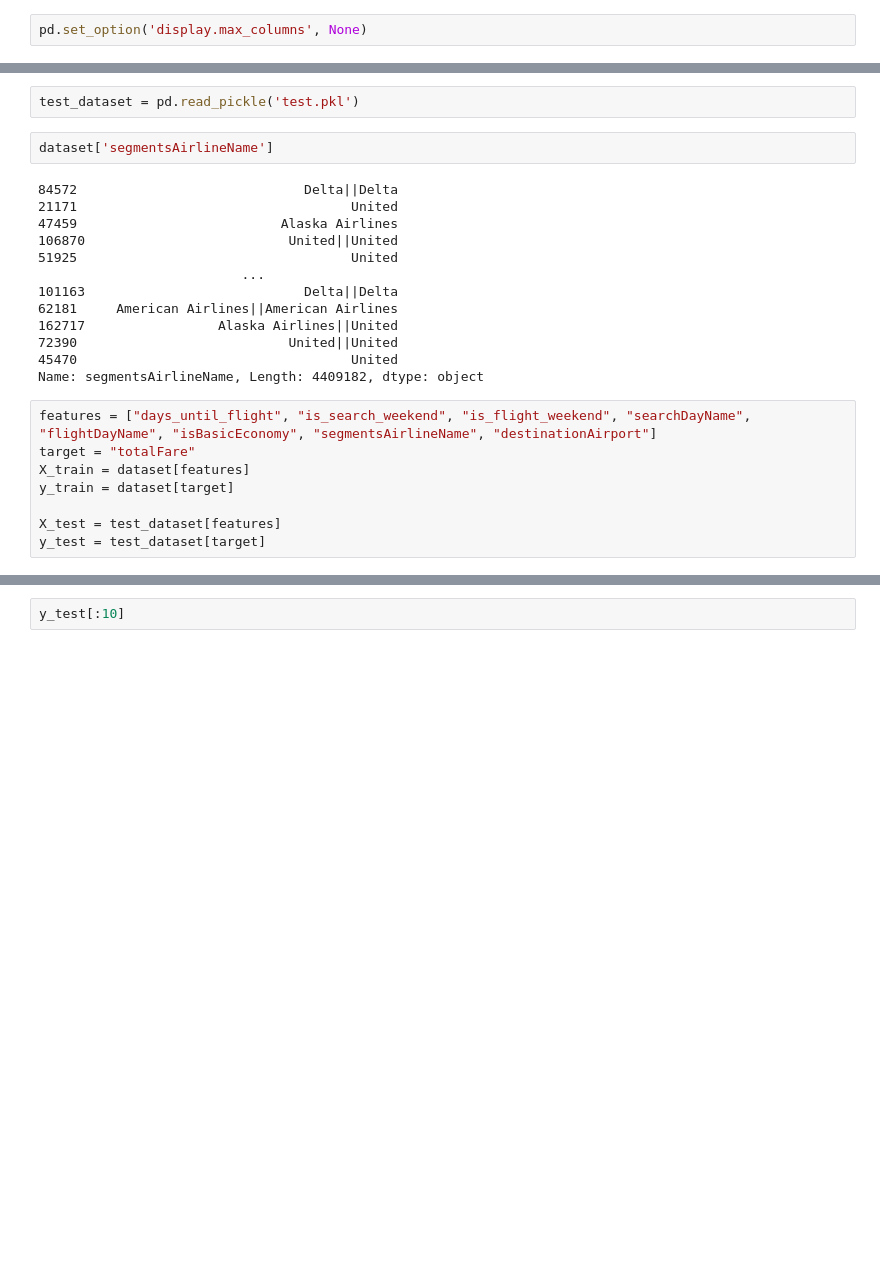
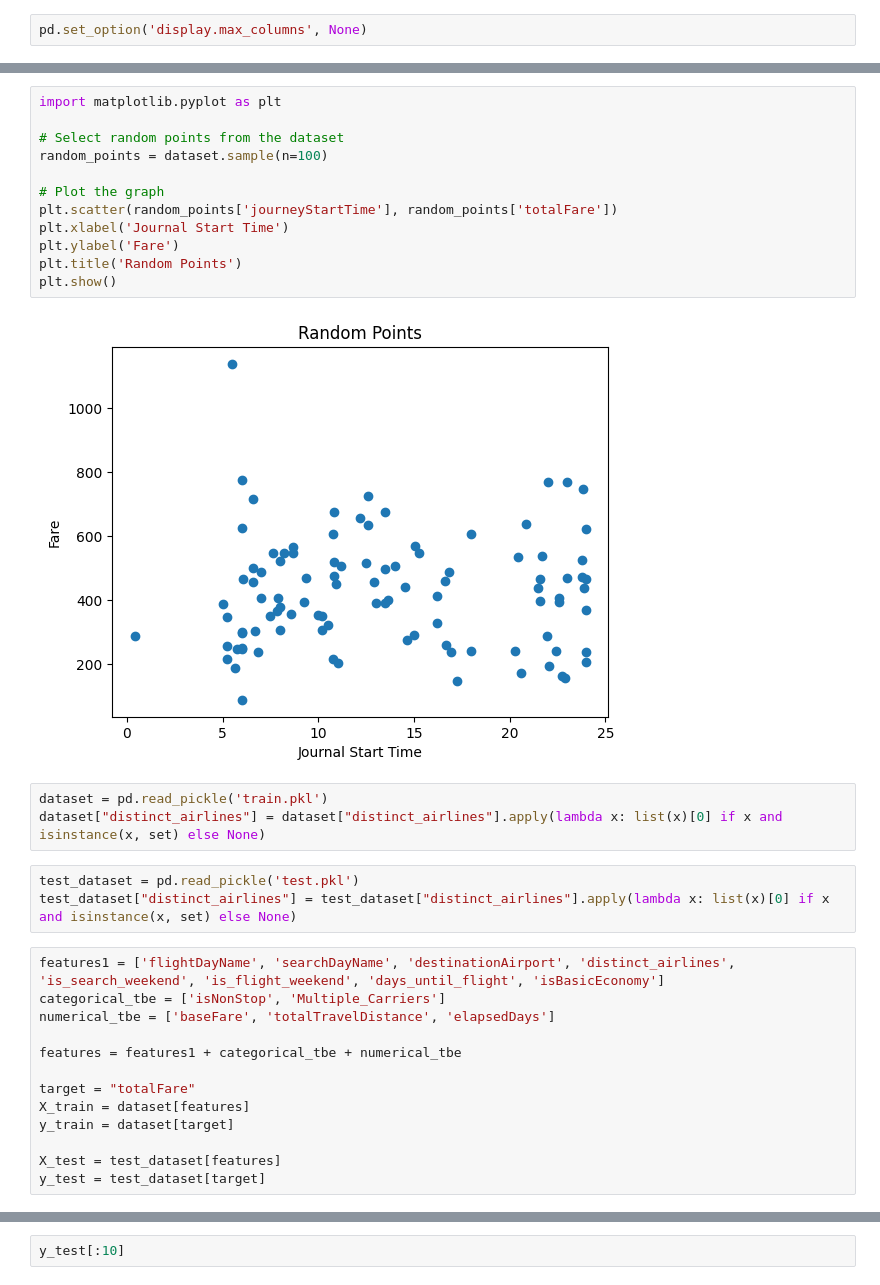
Before and after one commit to Kahl-d/Fare-Prediction-App, a Jupyter notebook: backend/Data/model.ipynb, the cells around one changed output, grey strips where cells are left out. Cells and saved outputs as stored; diff of their text form; blank space fills up the shorter version.

```diff
--- a/backend/Data/model.ipynb
+++ b/backend/Data/model.ipynb
@@ -59,25 +47,33 @@ dataset.head()
 | 47459 | 86f3b8bf39cfea9b09a0e46fa75d6e16 | 2022-07-06 | 2022-07-31 | SFO | EWR | KH0OASMN | PT5H50M | ... |
 | 106870 | e0eb783f205cbc64edaa1f186ada7bba | 2022-08-24 | 2022-09-17 | SFO | CLT | SAA2AFEN | PT10H21M | ... |
 | 51925 | 65e124bd8ce6db3fafbf41c3f554caef | 2022-04-26 | 2022-05-06 | SFO | ORD | VAA7OKEN | PT4H15M | ... |
-# %%
-test_dataset = pd.read_pickle('test.pkl')
-# %%
-dataset['segmentsAirlineName']
-# %% [output]
-84572                             Delta||Delta
-21171                                   United
-47459                          Alaska Airlines
-106870                          United||United
-51925                                   United
-                          ...
-101163                            Delta||Delta
-62181     American Airlines||American Airlines
-162717                 Alaska Airlines||United
-72390                           United||United
-45470                                   United
-Name: segmentsAirlineName, Length: 4409182, dtype: object
+# %%
+import matplotlib.pyplot as plt
+
+# Select random points from the dataset
+random_points = dataset.sample(n=100)
+
+# Plot the graph
+plt.scatter(random_points['journeyStartTime'], random_points['totalFare'])
+plt.xlabel('Journal Start Time')
+plt.ylabel('Fare')
+plt.title('Random Points')
+plt.show()
+# %% [output]
+[figure, added]
+# %%
+dataset = pd.read_pickle('train.pkl')
+dataset["distinct_airlines"] = dataset["distinct_airlines"].apply(lambda x: list(x)[0] if x and isinstance(x, set) else None)
+# %%
+test_dataset = pd.read_pickle('test.pkl')
+test_dataset["distinct_airlines"] = test_dataset["distinct_airlines"].apply(lambda x: list(x)[0] if x and isinstance(x, set) else None)
 # %%
-features = ["days_until_flight", "is_search_weekend", "is_flight_weekend", "searchDayName", "flightDayName", "isBasicEconomy", "segmentsAirlineName", "destinationAirport"]
+features1 = ['flightDayName', 'searchDayName', 'destinationAirport', 'distinct_airlines', 'is_search_weekend', 'is_flight_weekend', 'days_until_flight', 'isBasicEconomy']
+categorical_tbe = ['isNonStop', 'Multiple_Carriers']
+numerical_tbe = ['baseFare', 'totalTravelDistance', 'elapsedDays']
+
+features = features1 + categorical_tbe + numerical_tbe
+
 target = "totalFare"
 X_train = dataset[features]
 y_train = dataset[target]
```
Also changed, not shown: parts of 14 cells of this notebook, 11 other files.
